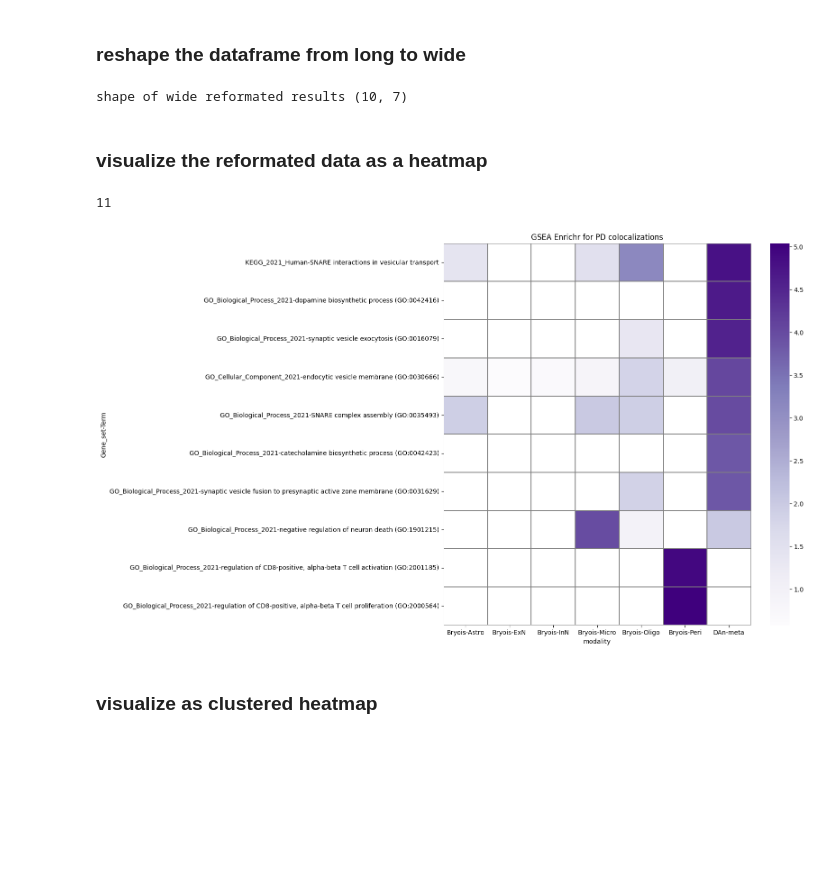
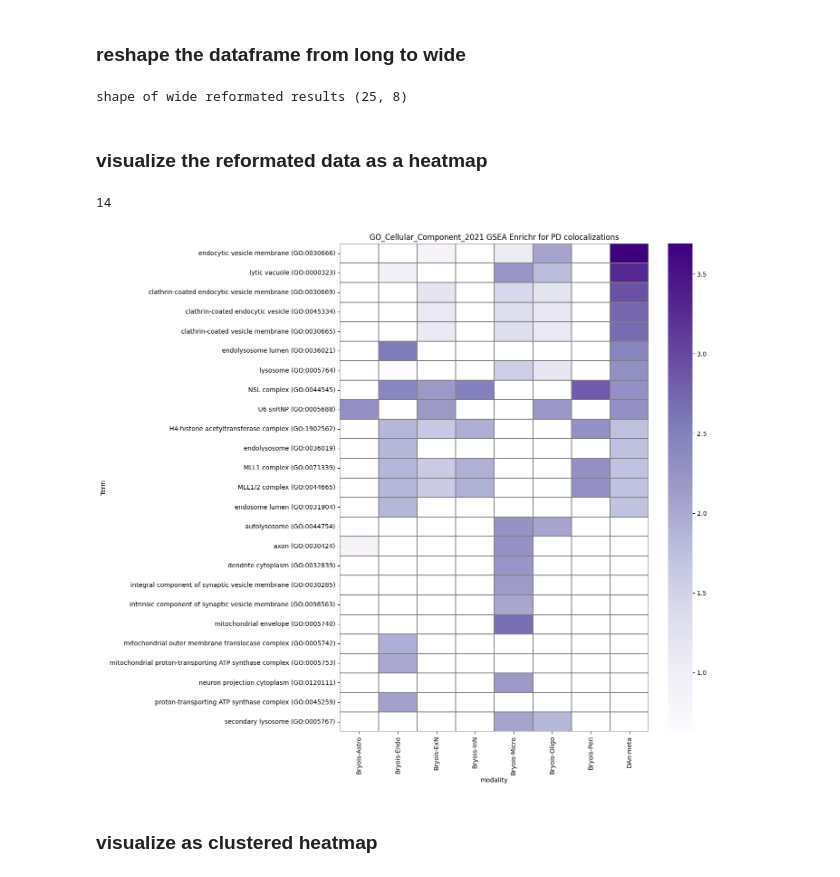
Before and after one commit to FOUNDINPD/foundin_qtl, a Jupyter notebook: figures/gsea_enrichr.ipynb, the cells around one changed output. Saved outputs shown, nothing was run; the diff lists cells and outputs as text; code cells hidden in the pictures; blank space fills up the shorter version.

```diff
--- a/figures/gsea_enrichr.ipynb
+++ b/figures/gsea_enrichr.ipynb
@@ -40,20 +42,21 @@ figures_dir = f'{wrk_dir}/figures'
 # input files
 
 # output files
-figure_file = f'{figures_dir}/{cohort}.colocalization.{dx}.gsea_enrichr.png'
-results_file = f'{figures_dir}/{cohort}.colocalization.{dx}.gsea_enrichr.csv'
+figure_file = f'{figures_dir}/{cohort}.colocalization.{dx}.{gene_set}.gsea_enrichr.png'
+results_file = f'{figures_dir}/{cohort}.colocalization.{dx}.{gene_set}.gsea_enrichr.csv'
 
 # variables
 DEBUG = False
 dpi_value = 100
 alpha = 0.05
-marker_sets = ['GO_Biological_Process_2021',
-               'GO_Cellular_Component_2021',
-               'KEGG_2021_Human']
+# marker_sets = ['GO_Biological_Process_2021',
+#                'GO_Cellular_Component_2021',
+#                'KEGG_2021_Human']
 modalities = ['DAn-meta',
               'Bryois-ExN', 'Bryois-InN', 'Bryois-Micro',
               'Bryois-Astro', 'Bryois-Oligo', 'Bryois-Endo', 'Bryois-Peri']
-min_h4 = 0.2
+min_h4 = 0.5
+PAUSE_AMT = 2
 # %% [markdown]
 ### format each modality's gene list
 # %%
@@ -117,5 +120,5 @@ def compute_fdr(pvalues):
     bh_adj = smm.fdrcorrection(pvalues)
     return bh_adj[1]
 # %%
-for gene_set in marker_sets:
-    print(gene_set)
+# for gene_set in marker_sets:
+#     print(gene_set)
@@ -128,8 +127,9 @@ results = []
 for modality, gene_list in gene_sets.items():
     print(f'\n########### {modality} ###########')
     # gene_list = list(set(gene_list) | set(monogenic_genes))
-    for gene_set in marker_sets:
-        print(f'\n+++++++++++ {gene_set} +++++++++++')
-        results.append(find_enrichment(modality, gene_list, gene_set, verbose=False))
+    # for gene_set in marker_sets:
+    #     print(f'\n+++++++++++ {gene_set} +++++++++++')
+    results.append(find_enrichment(modality, gene_list, gene_set, verbose=False))
+    sleep(PAUSE_AMT)
 # %% [output]
 ########### DAn-meta ###########
@@ -200,12 +194,13 @@ display(results_df.loc[results_df['Adjusted P-value'] <= alpha].sort_values('Com
 # %%
 # temp_df = results_df.loc[(results_df.modality == 'DAn-meta') &
 #                          (results_df.bh_fdr <= alpha)]
-temp_df = results_df.loc[results_df.bh_fdr <= alpha]
+# temp_df = results_df.loc[results_df.bh_fdr <= alpha]
+temp_df = results_df.loc[results_df['Adjusted P-value'] <= alpha]
 # temp_df = results_df.loc[results_df['Adjusted P-value'] <= alpha]
 # compute -log10 of p-value
 results_df['log10_pvalue'] = -log10(results_df['P-value'])
 wcoloc_df = pivot(results_df.loc[results_df.Term.isin(temp_df.Term)],
-                  index=['Gene_set', 'Term'],
+                  index=['Term'],
                   columns=['modality'], values='log10_pvalue')
 # set precision
 wcoloc_df = wcoloc_df.round(2)
@@ -216,26 +211,26 @@ print(f'shape of wide reformated results {wcoloc_df.shape}')
 if DEBUG:
     display(wcoloc_df)
 # %% [output]
-shape of wide reformated results (10, 7)
+shape of wide reformated results (25, 8)
 # %% [markdown]
 ### visualize the reformated data as a heatmap
 # %%
 
 if wcoloc_df.shape[0] > 9:
     height = 9+ceil(wcoloc_df.shape[0]/6)
 else:
     height = 9
 print(height)
 with rc_context({'figure.figsize': (11, height), 'figure.dpi': 50}):
     plt.style.use('seaborn-bright')
     heatmap(wcoloc_df, linecolor='grey', linewidths=0.05, cmap='Purples')
-    plt.title(f'GSEA Enrichr for {dx} colocalizations')
+    plt.title(f'{gene_set} GSEA Enrichr for {dx} colocalizations')
     plt.savefig(figure_file, dpi=dpi_value, bbox_inches='tight',
                 transparent=True, pad_inches=1)
     plt.show()
 # %% [output]
-11
+14
-[figure, old version]
+[figure, new version]
 # %% [markdown]
 ### visualize as clustered heatmap
 # %%
```
Also changed, not shown: parts of 11 cells of this notebook, 2 other files.
